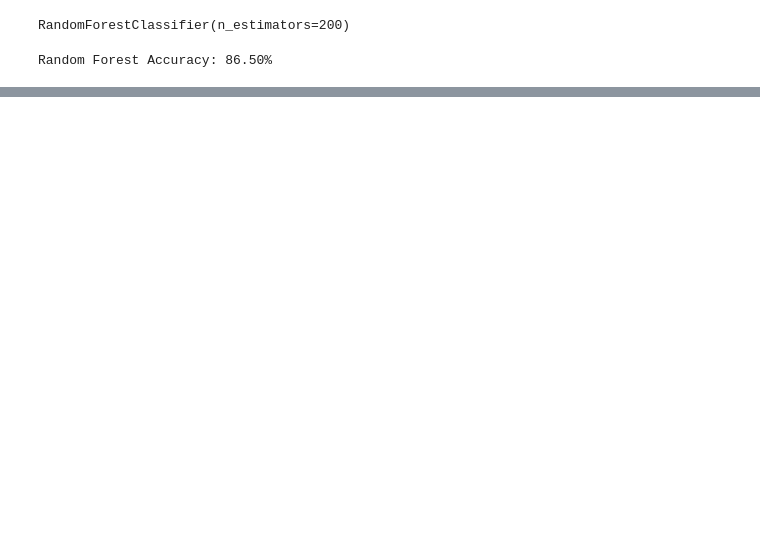
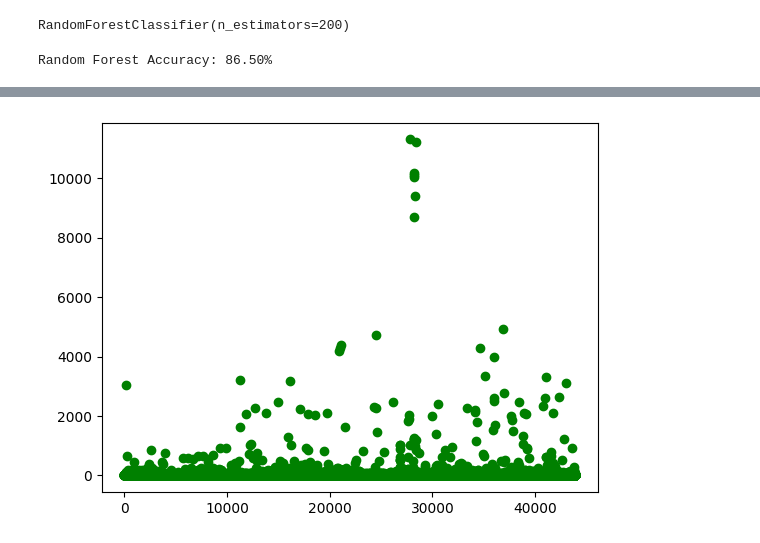
Before and after one commit to k1voh/DDoS-Attack-Detection-Using-Machine-Learning, a Jupyter notebook: Model/model.ipynb, the cells around one changed output, grey strips where cells are left out. Saved outputs shown, nothing was run; the diff lists cells and outputs as text; code cells hidden in the pictures; blank space fills up the shorter version.

```diff
--- a/Model/model.ipynb
+++ b/Model/model.ipynb
@@ -253,0 +322,5 @@ Random Forest Accuracy: 86.50%
+# %%
+plt.scatter(benign_set['new_Timestamp'],benign_set['Tot Fwd Pkts'], color = 'green')
+plt.show()
+# %% [output]
+[figure, added]
```
Also changed, not shown: parts of 33 cells of this notebook, 3 other files.
